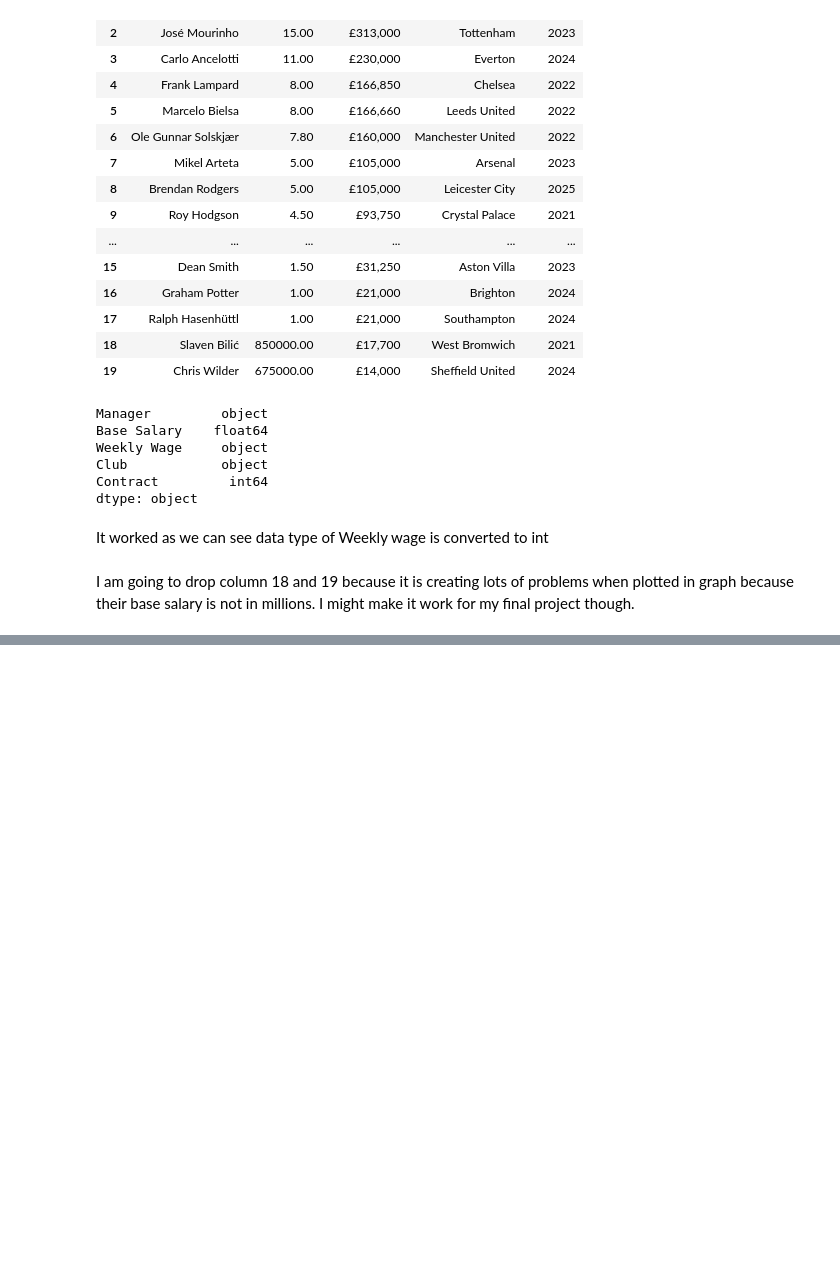
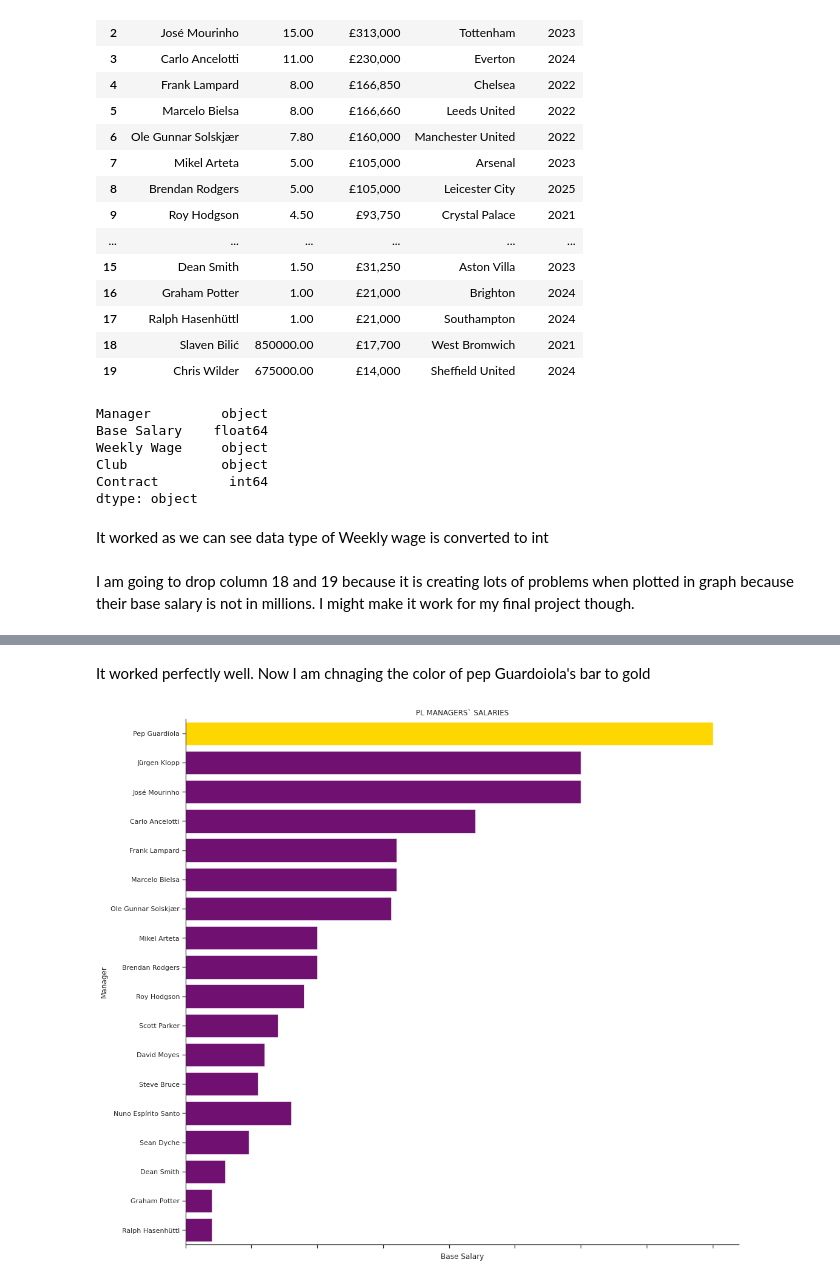
Before and after one commit to subin100/DataVisualization, a Jupyter notebook: Master.ipynb, the cells around one changed output, grey strips where cells are left out. Drawn from its saved outputs; the diff is of its cells as text; code cells hidden in the pictures; blank space fills up the shorter version.

```diff
--- a/Master.ipynb
+++ b/Master.ipynb
@@ -113,0 +127,20 @@ plt.show()
+# %% [markdown]
+It worked perfectly well.
+Now I am chnaging the color of pep Guardoiola's bar to gold
+# %%
+from re import X
+plt.rcParams["figure.figsize"] = [15, 13]
+plt.rcParams["figure.autolayout"] = True
+sns.set_style('ticks')
+ax = sns.barplot(data = df1, x = 'Base Salary', y= "Manager", color= 'purple', ci= None, linewidth= 0.5)
+ax.set_xticklabels(ax.get_xticklabels(),rotation = 60)
+ax.set_yticklabels(ax.get_yticklabels(),)
+ax.set_title('PL MANAGERS` SALARIES')
+patch_h = [patch.get_height() for patch in ax.patches]
+idx_tallest = np.argmax(patch_h)
+ax.patches[idx_tallest].set_facecolor('gold')
+
+sns.despine()
+plt.show()
+# %% [output]
+[figure, added]
```
Also changed, not shown: parts of 8 cells of this notebook.
